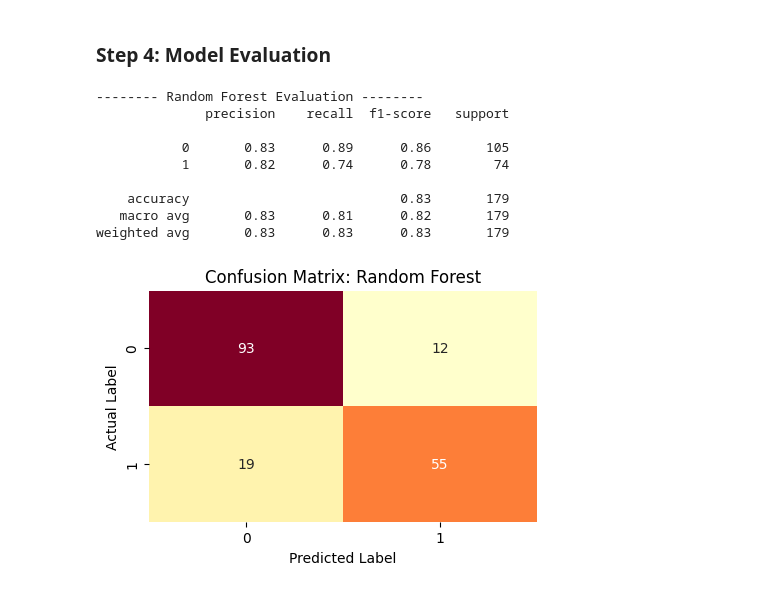
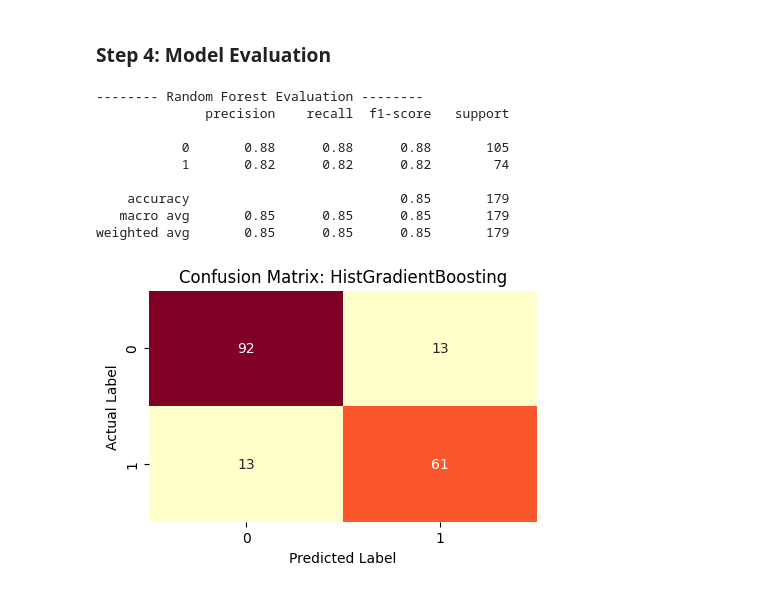
Before and after one commit to JS-codev/Machine-Learning, a Jupyter notebook: Others/Titanic (Advance).ipynb, the cells around one changed output. Saved outputs shown, nothing was run; the diff lists cells and outputs as text; code cells hidden in the pictures.

```diff
--- a/Others/Titanic (Advance).ipynb
+++ b/Others/Titanic (Advance).ipynb
@@ -515,7 +515,7 @@ KNN: Best CV Score = 0.8202
 ### Step 4: Model Evaluation
 # %%
 # Get the highest CV score (Random Forest)
-best_model = gs_best_models['RandomForest']['best_estimator']
+best_model = gs_best_models['HistGradientBoosting']['best_estimator']
 
 # Make predictions
 y_preds = best_model.predict(X_test)
@@ -529,32 +529,32 @@ plt.show()
 -------- Random Forest Evaluation --------
               precision    recall  f1-score   support
 
-           0       0.83      0.89      0.86       105
-           1       0.82      0.74      0.78        74
+           0       0.88      0.88      0.88       105
+           1       0.82      0.82      0.82        74
 
-    accuracy                           0.83       179
-   macro avg       0.83      0.81      0.82       179
-weighted avg       0.83      0.83      0.83       179
+    accuracy                           0.85       179
+   macro avg       0.85      0.85      0.85       179
+weighted avg       0.85      0.85      0.85       179
 # %%
 # Plot Matrix graph
 def plot_conf_mat(y_test, y_preds):
     # Calculate the actual confusion matrix
     conf_mat = confusion_matrix(y_test, y_preds)
 
     # Plot matrix
     fig, ax = plt.subplots(figsize=(5, 3))
     ax = sns.heatmap(conf_mat,
                      annot=True,     # Show the numbers
                      fmt='d',        # Format as integers
                      cbar=False,
                      cmap='YlOrRd')  # A nice color map
 
     plt.xlabel('Predicted Label') # Swapped to match standard layout
     plt.ylabel('Actual Label')
-    plt.title('Confusion Matrix: Random Forest')
+    plt.title('Confusion Matrix: HistGradientBoosting')
     plt.show()
 
 # Plot
 plot_conf_mat(y_test, y_preds)
 # %% [output]
-[figure, old version]
+[figure, new version]
```
Also changed, not shown: parts of 9 cells of this notebook, 5 other files.
